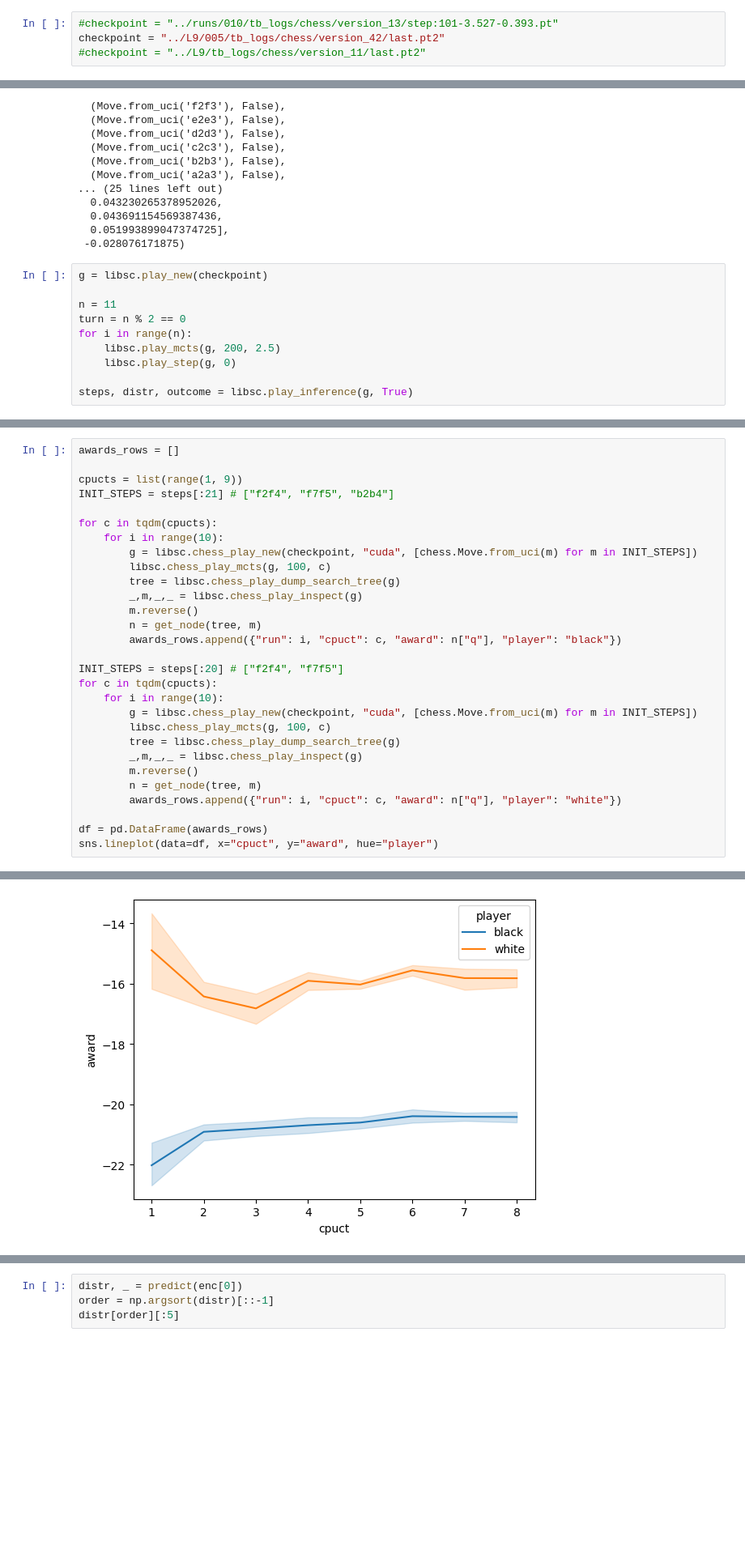
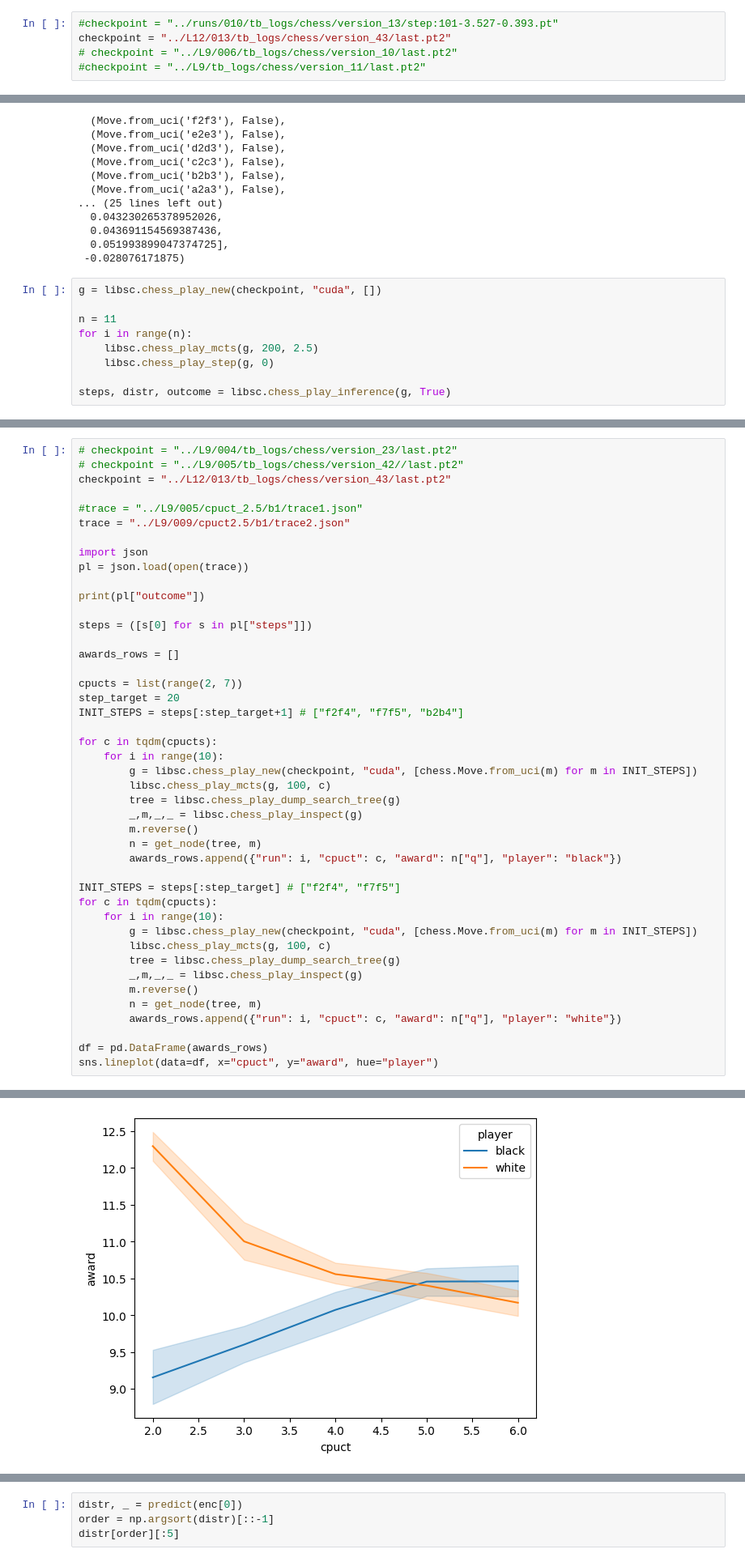
Before and after one commit to pierric/smart-chess-rust, a Jupyter notebook: notebooks/visualize_mcts.ipynb, the cells around one changed output, grey strips where cells are left out. Shown: that part at 81% size. Cells and saved outputs as stored; diff of their text form; blank space fills up the shorter version.

```diff
--- a/notebooks/visualize_mcts.ipynb
+++ b/notebooks/visualize_mcts.ipynb
@@ -70,7 +70,8 @@ def get_node(tree, path):
     return tree
 # %%
 #checkpoint = "../runs/010/tb_logs/chess/version_13/step:101-3.527-0.393.pt"
-checkpoint = "../L9/005/tb_logs/chess/version_42/last.pt2"
+checkpoint = "../L12/013/tb_logs/chess/version_43/last.pt2"
+# checkpoint = "../L9/006/tb_logs/chess/version_10/last.pt2"
 #checkpoint = "../L9/tb_logs/chess/version_11/last.pt2"
 # %%
 INIT_STEPS = []
@@ -112,12 +113,11 @@ libsc.chess_play_inference(g, False)
   0.051993899047374725],
  -0.028076171875)
 # %%
-g = libsc.play_new(checkpoint)
+g = libsc.chess_play_new(checkpoint, "cuda", [])
 
 n = 11
-turn = n % 2 == 0
 for i in range(n):
-    libsc.play_mcts(g, 200, 2.5)
-    libsc.play_step(g, 0)
+    libsc.chess_play_mcts(g, 200, 2.5)
+    libsc.chess_play_step(g, 0)
 
-steps, distr, outcome = libsc.play_inference(g, True)
+steps, distr, outcome = libsc.chess_play_inference(g, True)
@@ -139,8 +137,23 @@ sns.lineplot(np.array(distr))
 # %%
+# checkpoint = "../L9/004/tb_logs/chess/version_23/last.pt2"
+# checkpoint = "../L9/005/tb_logs/chess/version_42//last.pt2"
+checkpoint = "../L12/013/tb_logs/chess/version_43/last.pt2"
+
+#trace = "../L9/005/cpuct_2.5/b1/trace1.json"
+trace = "../L9/009/cpuct2.5/b1/trace2.json"
+
+import json
+pl = json.load(open(trace))
+
+print(pl["outcome"])
+
+steps = ([s[0] for s in pl["steps"]])
+
 awards_rows = []
 
-cpucts = list(range(1, 9))
-INIT_STEPS = steps[:21] # ["f2f4", "f7f5", "b2b4"]
+cpucts = list(range(2, 7))
+step_target = 20
+INIT_STEPS = steps[:step_target+1] # ["f2f4", "f7f5", "b2b4"]
 
 for c in tqdm(cpucts):
     for i in range(10):
@@ -152,7 +165,7 @@ for c in tqdm(cpucts):
         n = get_node(tree, m)
         awards_rows.append({"run": i, "cpuct": c, "award": n["q"], "player": "black"})
 
-INIT_STEPS = steps[:20] # ["f2f4", "f7f5"]
+INIT_STEPS = steps[:step_target] # ["f2f4", "f7f5"]
 for c in tqdm(cpucts):
     for i in range(10):
         g = libsc.chess_play_new(checkpoint, "cuda", [chess.Move.from_uci(m) for m in INIT_STEPS])
@@ -170,4 +184,4 @@ sns.lineplot(data=df, x="cpuct", y="award", hue="player")
-[figure, old version]
+[figure, new version]
 # %%
 import chess
 
```
Also changed, not shown: parts of 6 cells of this notebook, 1 other file.
